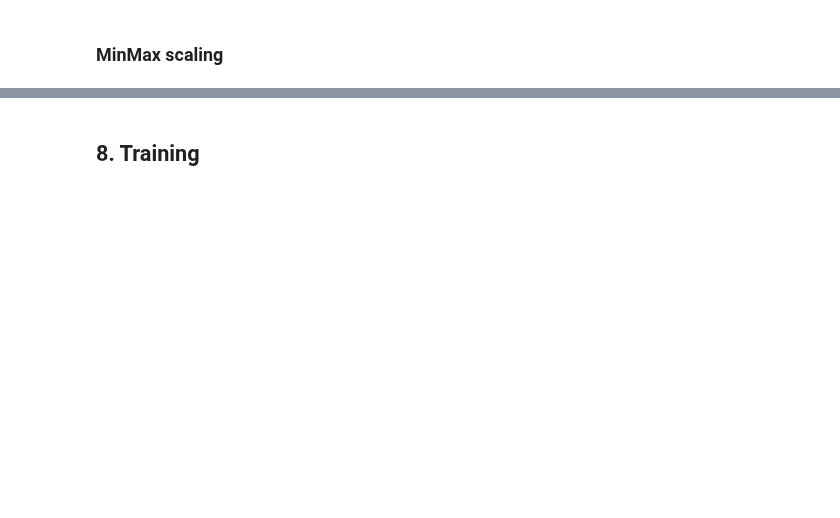
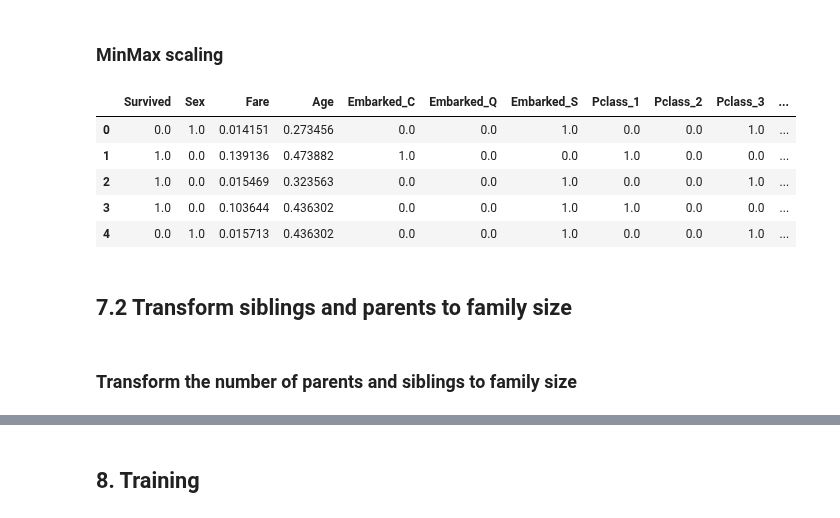
Before and after one commit to GlaIZier/titanic-prediction, a Jupyter notebook: notebooks/approach2.ipynb, the cells around one changed output, grey strips where cells are left out. Saved outputs shown, nothing was run; the diff lists cells and outputs as text; code cells hidden in the pictures; blank space fills up the shorter version.

```diff
--- a/notebooks/approach2.ipynb
+++ b/notebooks/approach2.ipynb
@@ -670,0 +654,12 @@ comb = min_max_scale(comb)
+# %%
+comb1 = min_max_scale(comb1)
+comb1.head()
+# %% [output]
+|  | Survived | Sex | Fare | Age | Embarked_C | Embarked_Q | Embarked_S | Pclass_1 | Pclass_2 | Pclass_3 | ... |
+| 0 | 0.0 | 1.0 | 0.014151 | 0.273456 | 0.0 | 0.0 | 1.0 | 0.0 | 0.0 | 1.0 | ... |
+| 1 | 1.0 | 0.0 | 0.139136 | 0.473882 | 1.0 | 0.0 | 0.0 | 1.0 | 0.0 | 0.0 | ... |
+| 2 | 1.0 | 0.0 | 0.015469 | 0.323563 | 0.0 | 0.0 | 1.0 | 0.0 | 0.0 | 1.0 | ... |
+| 3 | 1.0 | 0.0 | 0.103644 | 0.436302 | 0.0 | 0.0 | 1.0 | 1.0 | 0.0 | 0.0 | ... |
+| 4 | 0.0 | 1.0 | 0.015713 | 0.436302 | 0.0 | 0.0 | 1.0 | 0.0 | 0.0 | 1.0 | ... |
+# %% [markdown]
+## 7.2 Transform siblings and parents to family size
@@ -670,0 +668,2 @@ comb = min_max_scale(comb)
+# %% [markdown]
+### Transform the number of parents and siblings to family size
```
Also changed, not shown: parts of 71 cells of this notebook.
